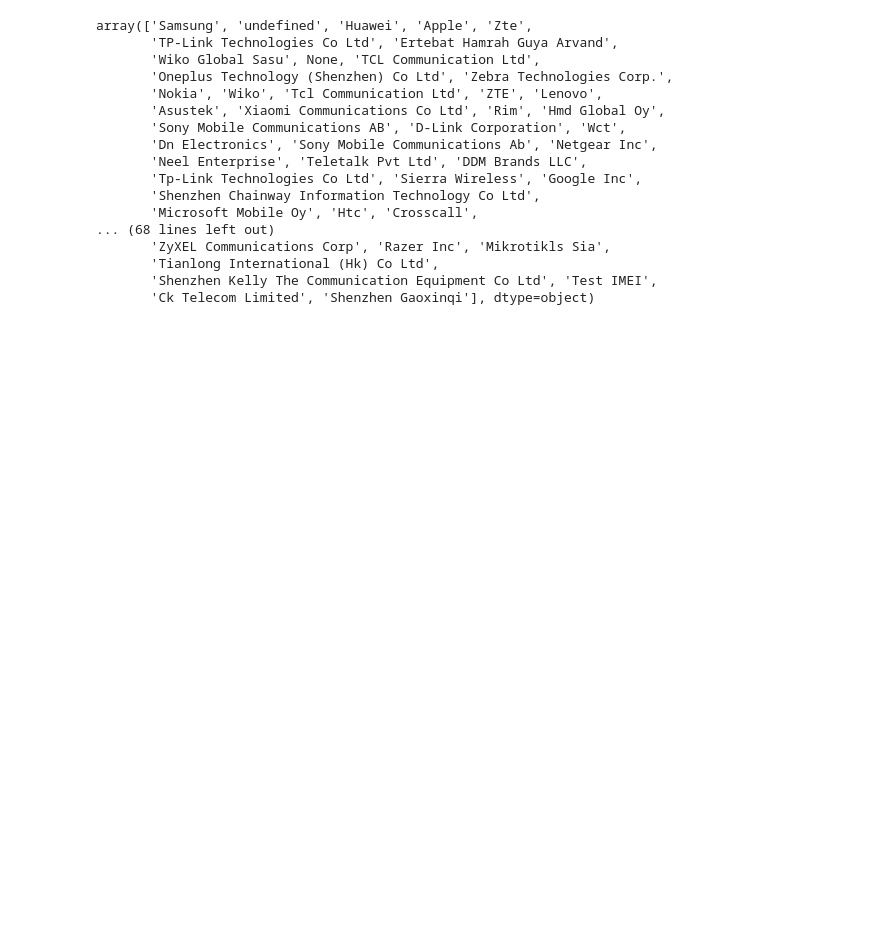
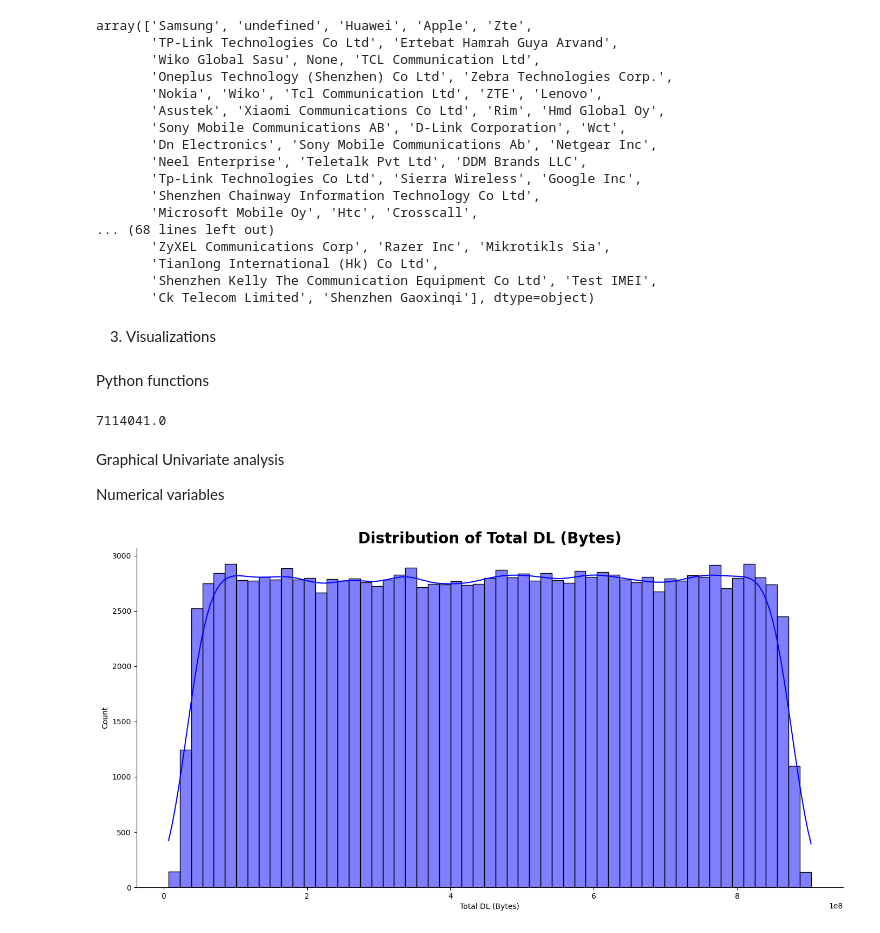
Before and after one commit to cheronodaisy/user-analytics-week1, a Jupyter notebook: notebooks/telcom.ipynb, the cells around one changed output. Drawn from its saved outputs; the diff is of its cells as text; code cells hidden in the pictures; blank space fills up the shorter version.

```diff
--- a/notebooks/telcom.ipynb
+++ b/notebooks/telcom.ipynb
@@ -51,0 +58,18 @@ print(df.head())
+# %%
+top_10_handsets = df['Handset Type'].value_counts().head(10)
+print("Top 10 Handsets Used by Customers:", top_10_handsets)
+print("\n")
+
+df['Manufacturer'] = df['Handset Type'].str.split().str[0]
+top_3_manufacturers = df['Manufacturer'].value_counts().head(3)
+print("Top 3 Handset Manufacturers:", top_3_manufacturers)
+print("\n")
+
+top_5_per_manufacturer = {}
+for manufacturer in top_3_manufacturers.index:
+    top_5_per_manufacturer[manufacturer] = df[df['Manufacturer'] == manufacturer]['Handset Type'].value_counts().head(5)
+
+print("Top 5 Handsets per Top 3 Manufacturers:")
+for manufacturer, top_5 in top_5_per_manufacturer.items():
+    print(f"\nManufacturer: {manufacturer}", top_5)
+    print("\n")
@@ -288,0 +390,4 @@ array(['Samsung', 'undefined', 'Huawei', 'Apple', 'Zte',
+# %% [markdown]
+3. Visualizations
+# %% [markdown]
+Python functions
@@ -288,0 +517,12 @@ array(['Samsung', 'undefined', 'Huawei', 'Apple', 'Zte',
+# %%
+df_clean['Total DL (Bytes)'].min()
+# %% [output]
+7114041.0
+# %% [markdown]
+Graphical Univariate analysis
+
+Numerical variables
+# %%
+plot_hist(df_clean, "Total DL (Bytes)", "blue")
+# %% [output]
+[figure, added]
```
Also changed, not shown: parts of 32 cells of this notebook.
